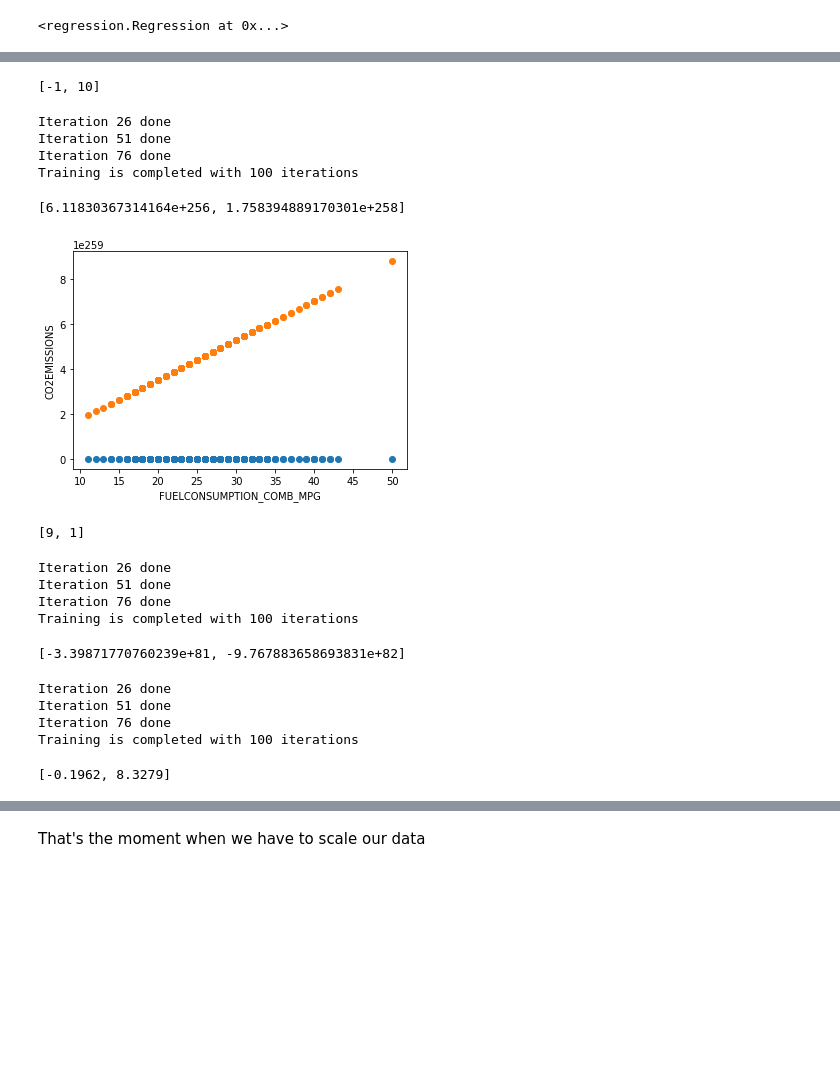
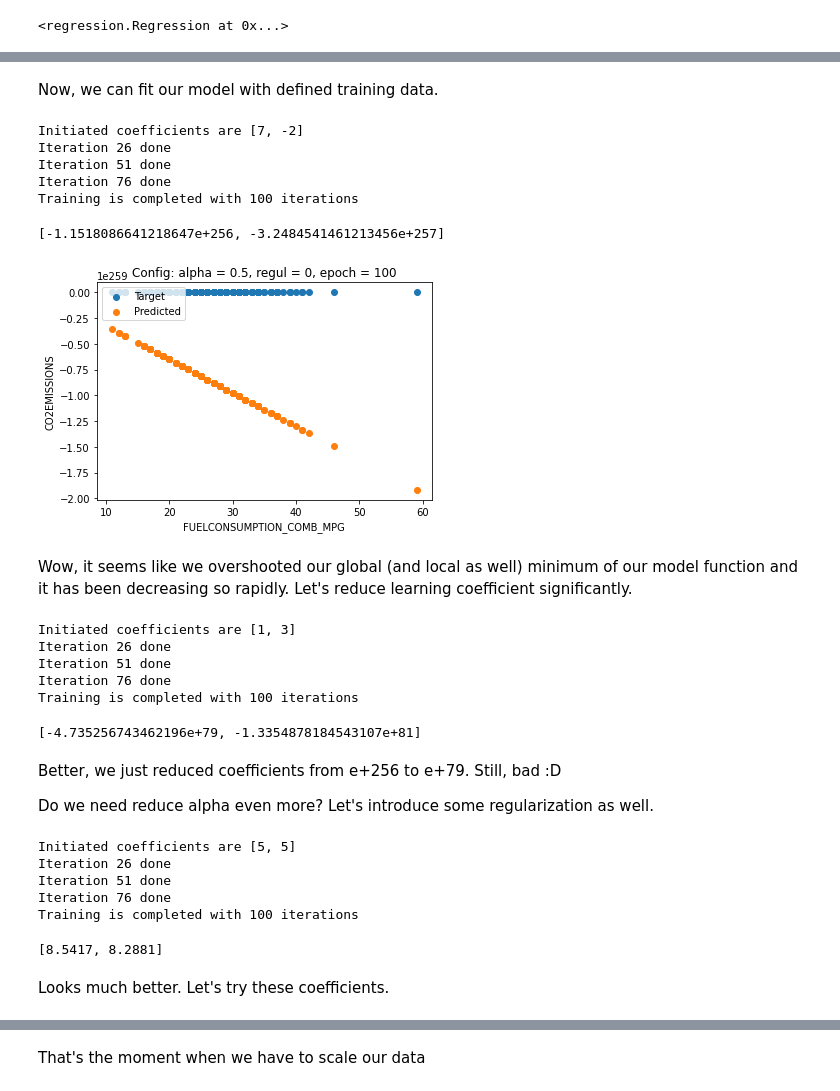
Before and after one commit to kotsky/ai-dev, a Jupyter notebook: regression_workflow.ipynb, the cells around one changed output, grey strips where cells are left out. Cells and saved outputs as stored; diff of their text form; code cells hidden in the pictures; blank space fills up the shorter version.

Commit message:
Regression workflow upload

```diff
--- a/regression_workflow.ipynb
+++ b/regression_workflow.ipynb
@@ -86,8 +143,8 @@ data_labels
 # %%
-regression_model = regression.Regression()
-regression_model.set_labels(data_labels)
-regression_model.set_training_data(training_data[0], training_data[1])
-regression_model.set_testing_data(testing_data[0], testing_data[1])
+regression_model = regression.Regression()  # create model as an entity
+regression_model.set_labels(data_labels)  # set labels of our data into the model
+regression_model.set_training_data(training_data[0], training_data[1])  # and point this model to our data
+regression_model.set_testing_data(cv_data[0], cv_data[1])  #
 # %% [output]
 True
 # %%
@@ -103,30 +172,27 @@ regression_model.regularization = 0
-# %%
-regression_model.create_coefficients_array()
-# %% [output]
-[-1, 10]
+# %% [markdown]
+Now, we can fit our model with defined training data.
 # %%
-coeffs = regression_model.fit()
+coeffs = regression_model.fit()  # provide model training using defined training data set
 # %% [output]
+Initiated coefficients are [7, -2]
 Iteration 26 done
 Iteration 51 done
 Iteration 76 done
 Training is completed with 100 iterations
 # %%
-coeffs
+coeffs  # model's trained coefficients
 # %% [output]
-[6.11830367314164e+256, 1.758394889170301e+258]
+[-1.1518086641218647e+256, -3.2484541461213456e+257]
 # %%
-test_features, test_target = testing_data
+cv_features, cv_target = cv_data
 training_features, training_target = training_data
-plot2d_target2predict(regression_model, test_features, test_target,
+plot2d_target2predict(regression_model, cv_features, cv_target,
                       feature_name="FUELCONSUMPTION_COMB_MPG",
                       target_name="CO2EMISSIONS",
-                      feature_idx = 0, loc_place="upper left"):
+                      feature_idx = 0, loc_place="upper left")
 # %% [output]
-[figure, old version]
+[figure, new version]
+# %% [markdown]
+Wow, it seems like we overshooted our global (and local as well) minimum of our model function and it has been decreasing so rapidly. Let's reduce learning coefficient significantly.
 # %%
 regression_model.alpha = 0.01
-# %%
-regression_model.create_coefficients_array()
-# %% [output]
-[9, 1]
@@ -135,6 +199,7 @@ regression_model.ROUND_AFTER_COMA = 4
 # %%
 coeffs = regression_model.fit()
 # %% [output]
+Initiated coefficients are [1, 3]
 Iteration 26 done
 Iteration 51 done
 Iteration 76 done
@@ -142,6 +207,10 @@ Training is completed with 100 iterations
 # %%
 coeffs
 # %% [output]
-[-3.39871770760239e+81, -9.767883658693831e+82]
+[-4.735256743462196e+79, -1.3354878184543107e+81]
+# %% [markdown]
+Better, we just reduced coefficients from e+256 to e+79. Still, bad :D
+
+Do we need reduce alpha even more? Let's introduce some regularization as well.
 # %%
 regression_model.alpha = 0.001
@@ -151,9 +219,12 @@ regression_model.regularization = 0.2
 coeffs = regression_model.fit()
 coeffs
 # %% [output]
+Initiated coefficients are [5, 5]
 Iteration 26 done
 Iteration 51 done
 Iteration 76 done
 Training is completed with 100 iterations
-[-0.1962, 8.3279]
+[8.5417, 8.2881]
+# %% [markdown]
+Looks much better. Let's try these coefficients.
 # %%
```
Also changed, not shown: parts of 93 cells of this notebook, 2 other files.
